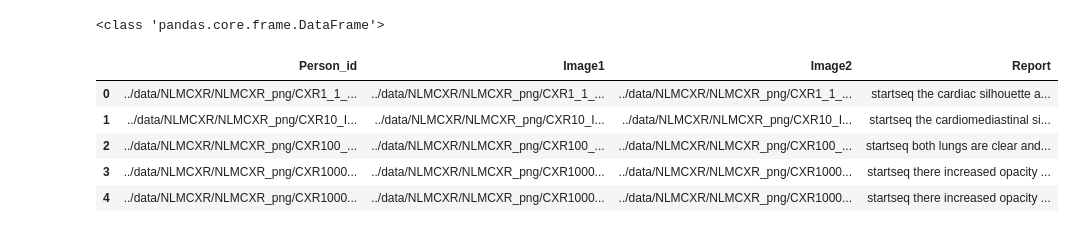
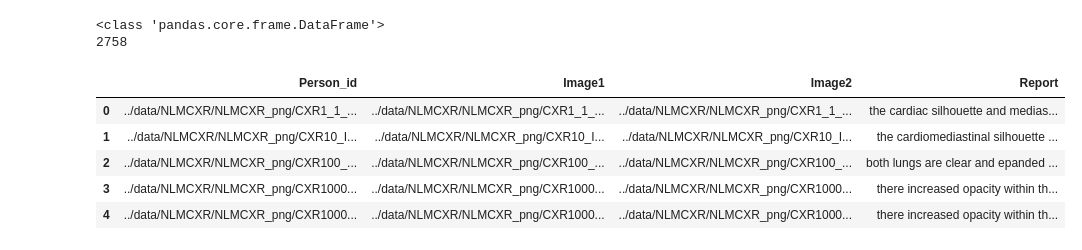
Before and after one commit to havecats/CLIP-Medical-Report-Generation, a Jupyter notebook: notebooks/My_New_CLIP.ipynb, the cells around one changed output. Saved outputs shown, nothing was run; the diff lists cells and outputs as text; code cells hidden in the pictures.

```diff
--- a/notebooks/My_New_CLIP.ipynb
+++ b/notebooks/My_New_CLIP.ipynb
@@ -26,16 +29,18 @@ from torchvision import transforms
 import os
 # %%
-train_dataset = pd.read_csv('Train_Data.csv')
-cv_dataset = pd.read_csv('CV_Data.csv')
-test_dataset = pd.read_csv('Test_Data.csv')
+train_dataset_csv = pd.read_csv('Train_Data.csv')
+# cv_dataset = pd.read_csv('CV_Data.csv')
+# test_dataset = pd.read_csv('Test_Data.csv')
 # %%
-print(type(train_dataset))
-train_dataset.head()
+print(type(train_dataset_csv))
+print(len(train_dataset_csv))
+train_dataset_csv.head()
 # %% [output]
 <class 'pandas.core.frame.DataFrame'>
+2758
 |  | Person_id | Image1 | Image2 | Report |
-| 0 | ../data/NLMCXR/NLMCXR_png/CXR1_1_... | ../data/NLMCXR/NLMCXR_png/CXR1_1_... | ../data/NLMCXR/NLMCXR_png/CXR1_1_... | startseq the cardiac silhouette a... |
-| 1 | ../data/NLMCXR/NLMCXR_png/CXR10_I... | ../data/NLMCXR/NLMCXR_png/CXR10_I... | ../data/NLMCXR/NLMCXR_png/CXR10_I... | startseq the cardiomediastinal si... |
-| 2 | ../data/NLMCXR/NLMCXR_png/CXR100_... | ../data/NLMCXR/NLMCXR_png/CXR100_... | ../data/NLMCXR/NLMCXR_png/CXR100_... | startseq both lungs are clear and... |
-| 3 | ../data/NLMCXR/NLMCXR_png/CXR1000... | ../data/NLMCXR/NLMCXR_png/CXR1000... | ../data/NLMCXR/NLMCXR_png/CXR1000... | startseq there increased opacity ... |
-| 4 | ../data/NLMCXR/NLMCXR_png/CXR1000... | ../data/NLMCXR/NLMCXR_png/CXR1000... | ../data/NLMCXR/NLMCXR_png/CXR1000... | startseq there increased opacity ... |
+| 0 | ../data/NLMCXR/NLMCXR_png/CXR1_1_... | ../data/NLMCXR/NLMCXR_png/CXR1_1_... | ../data/NLMCXR/NLMCXR_png/CXR1_1_... | the cardiac silhouette and medias... |
+| 1 | ../data/NLMCXR/NLMCXR_png/CXR10_I... | ../data/NLMCXR/NLMCXR_png/CXR10_I... | ../data/NLMCXR/NLMCXR_png/CXR10_I... | the cardiomediastinal silhouette ... |
+| 2 | ../data/NLMCXR/NLMCXR_png/CXR100_... | ../data/NLMCXR/NLMCXR_png/CXR100_... | ../data/NLMCXR/NLMCXR_png/CXR100_... | both lungs are clear and epanded ... |
+| 3 | ../data/NLMCXR/NLMCXR_png/CXR1000... | ../data/NLMCXR/NLMCXR_png/CXR1000... | ../data/NLMCXR/NLMCXR_png/CXR1000... | there increased opacity within th... |
+| 4 | ../data/NLMCXR/NLMCXR_png/CXR1000... | ../data/NLMCXR/NLMCXR_png/CXR1000... | ../data/NLMCXR/NLMCXR_png/CXR1000... | there increased opacity within th... |
```
Also changed, not shown: parts of 17 cells of this notebook, 10 other files.
